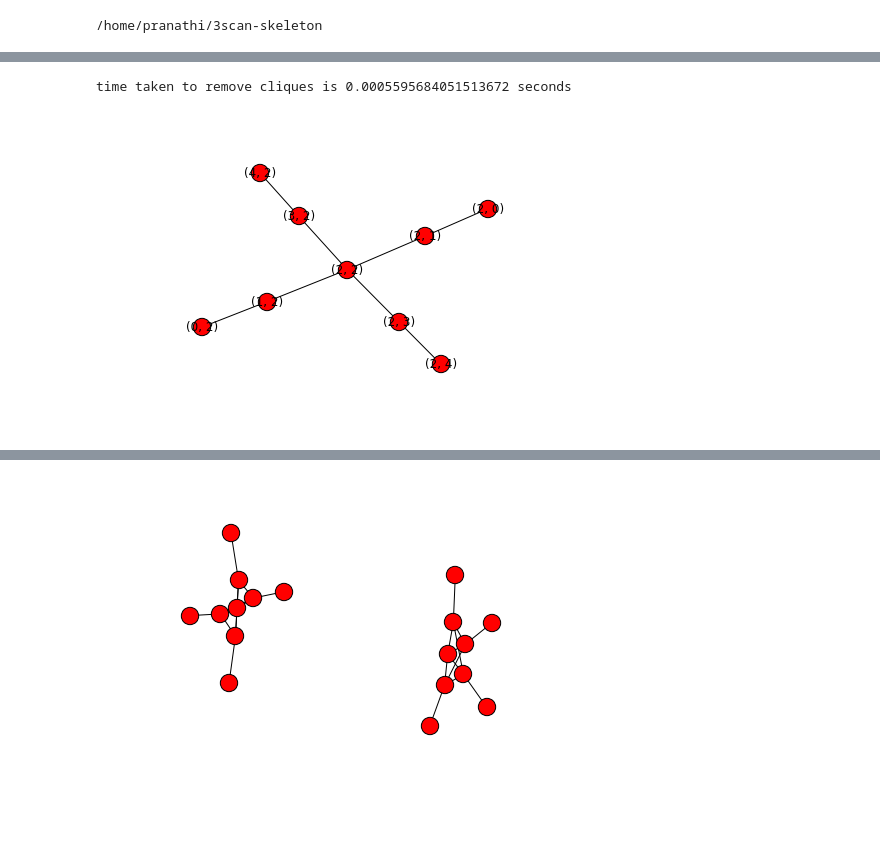
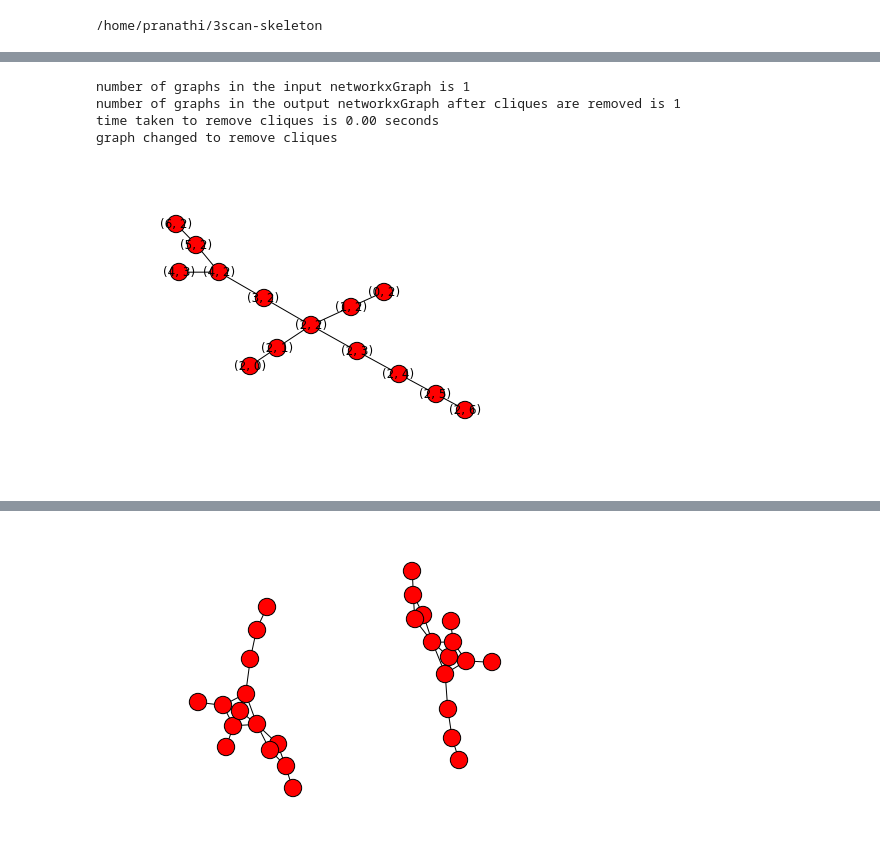
Before and after one commit to 3Scan/3scan-skeleton, a Jupyter notebook: notebooks/branchCountingNetworkx.ipynb, the cells around one changed output, grey strips where cells are left out. Drawn from its saved outputs; the diff is of its cells as text; code cells hidden in the pictures; blank space fills up the shorter version.

```diff
--- a/notebooks/branchCountingNetworkx.ipynb
+++ b/notebooks/branchCountingNetworkx.ipynb
@@ -126,13 +92,20 @@ adjacent list calculation for all nodes took 0.0006282329559326172 seconds
 # %%
-removeCliqueEdges(crosGraph)
+crosGraph = removeCliqueEdges(crosGraph)
 nx.draw(crosGraph, with_labels = True)
 # %% [output]
-time taken to remove cliques is 0.0005595684051513672 seconds
+number of graphs in the input networkxGraph is 1
+number of graphs in the output networkxGraph after cliques are removed is 1
+time taken to remove cliques is 0.00 seconds
+graph changed to remove cliques
-[figure, old version]
+[figure, new version]
 # %%
-crosPair = np.zeros((10,10,10),dtype=np.uint8)
-crosPair[0, 0:5, 0:5] = cros
-crosPair[5,5:10, 5:10] = cros
+crosPair = np.zeros((14,14,14),dtype=np.uint8)
+cros = np.zeros((7, 7), dtype=np.uint8)
+cros[:, 2] = 1
+cros[2, :] = 1
+cros[4, 3] = 1
+crosPair[0, 0:7, 0:7] = cros
+crosPair[7, 7:14, 7:14] = cros
 crosPairgraph = getNetworkxGraphFromarray(crosPair, True)
 nx.draw(crosPairgraph)
 # %% [output]
@@ -140,2 +113,2 @@ adjacent list calculation for all nodes took 0.0007996559143066406 seconds
-[figure, old version]
+[figure, new version]
 # %%
```
Also changed, not shown: parts of 22 cells of this notebook.
